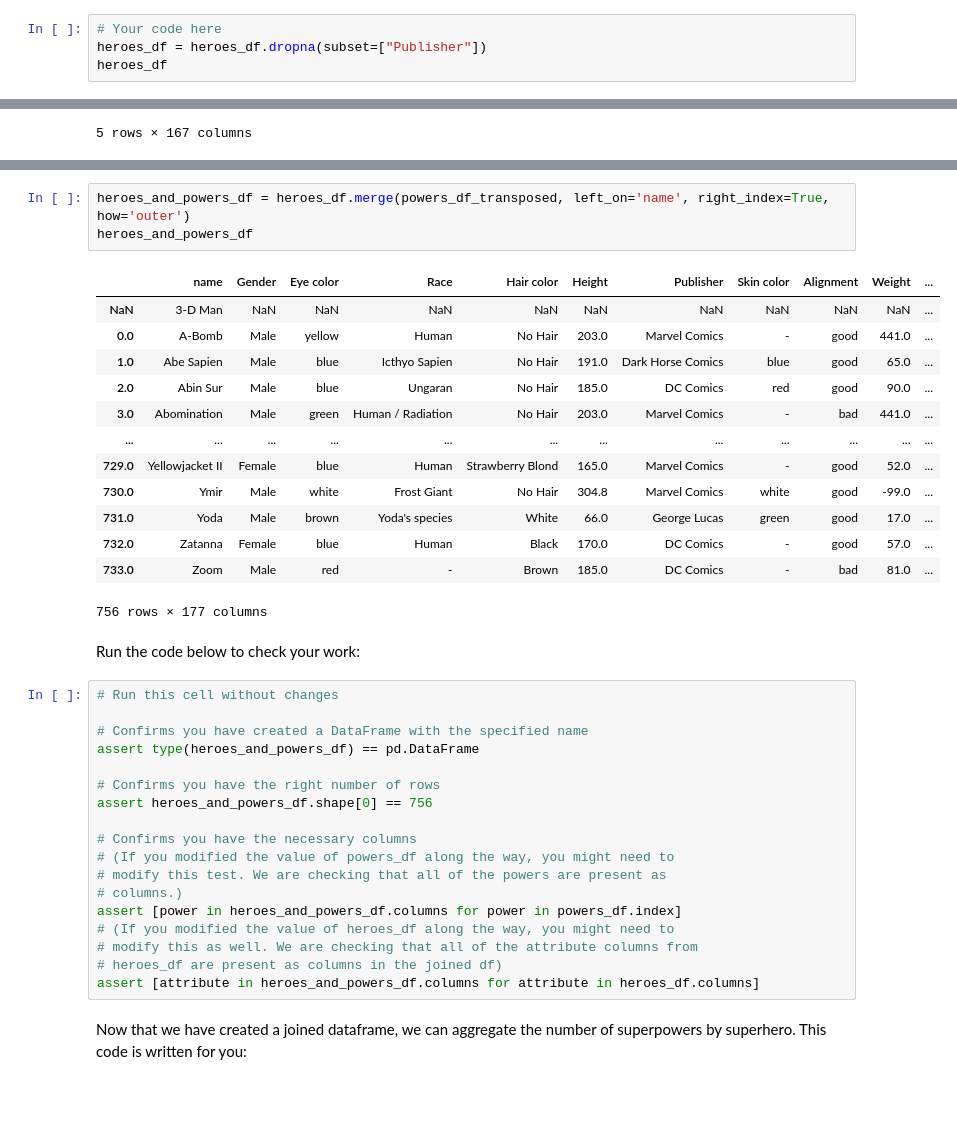
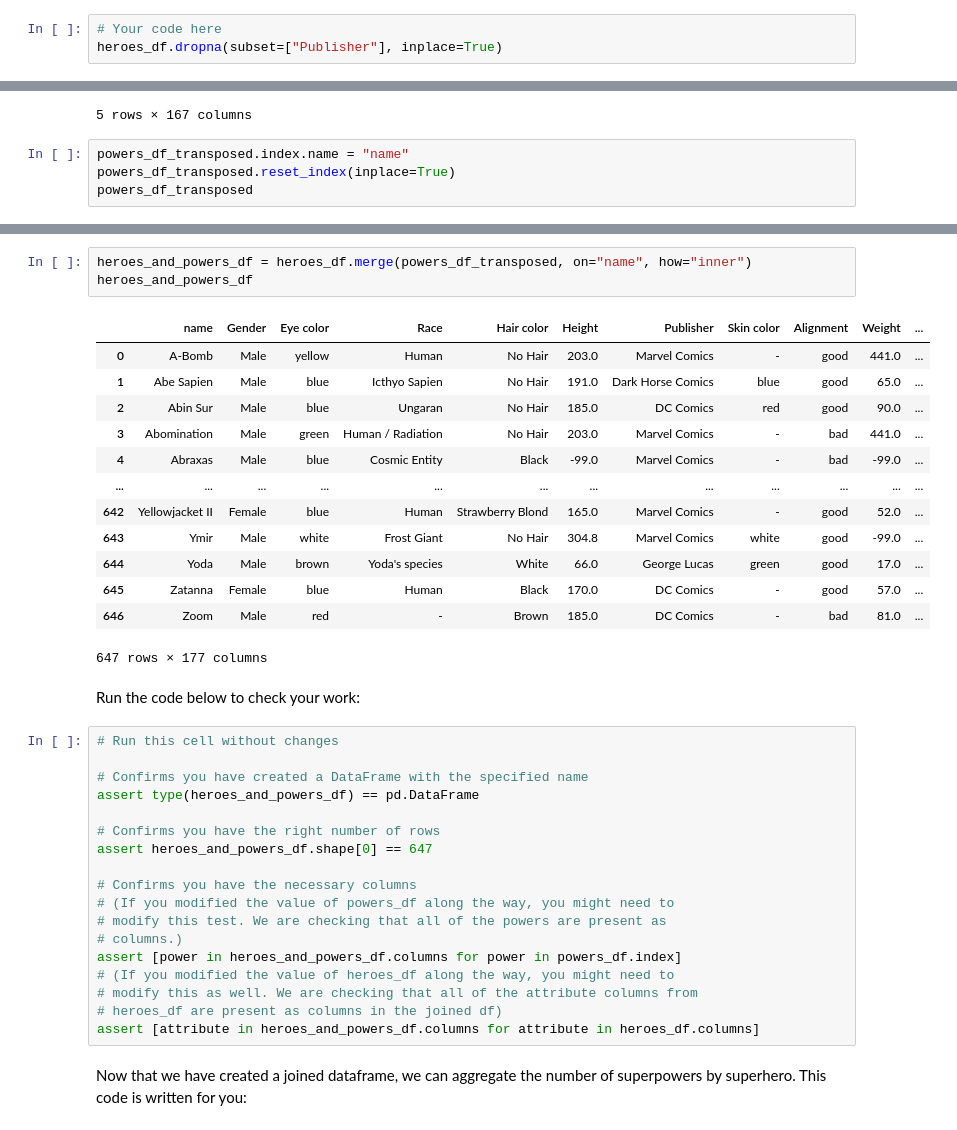
Before and after one commit to Edinah-O/dsc-pandas-data-cleaning-lab, a Jupyter notebook: index.ipynb, the cells around one changed output, grey strips where cells are left out. Cells and saved outputs as stored; diff of their text form; blank space fills up the shorter version.

```diff
--- a/index.ipynb
+++ b/index.ipynb
@@ -297,5 +290,4 @@ I can not fill in with the mode or mean. there is only 2% of missing values.
 Now, implement the strategy to drop rows with missing values using code. (You can also check the solution branch for the answer to the question above if you're really not sure.)
 # %%
 # Your code here
-heroes_df = heroes_df.dropna(subset=["Publisher"])
-heroes_df
+heroes_df.dropna(subset=["Publisher"], inplace=True)
@@ -489,3 +468,7 @@ powers_df_transposed.head()
 | Abin Sur | False | False | True | False | False | False | ... |
 | Abomination | False | True | False | False | False | False | ... |
 5 rows × 167 columns
+# %%
+powers_df_transposed.index.name = "name"
+powers_df_transposed.reset_index(inplace=True)
+powers_df_transposed
@@ -492,20 +489,20 @@ powers_df_transposed.head()
 # %%
-heroes_and_powers_df = heroes_df.merge(powers_df_transposed, left_on='name', right_index=True, how='outer')
+heroes_and_powers_df = heroes_df.merge(powers_df_transposed, on="name", how="inner")
 heroes_and_powers_df
 # %% [output]
 |  | name | Gender | Eye color | Race | Hair color | Height | Publisher | Skin color | Alignment | Weight | ... |
-| NaN | 3-D Man | NaN | NaN | NaN | NaN | NaN | NaN | NaN | NaN | NaN | ... |
-| 0.0 | A-Bomb | Male | yellow | Human | No Hair | 203.0 | Marvel Comics | - | good | 441.0 | ... |
-| 1.0 | Abe Sapien | Male | blue | Icthyo Sapien | No Hair | 191.0 | Dark Horse Comics | blue | good | 65.0 | ... |
-| 2.0 | Abin Sur | Male | blue | Ungaran | No Hair | 185.0 | DC Comics | red | good | 90.0 | ... |
-| 3.0 | Abomination | Male | green | Human / Radiation | No Hair | 203.0 | Marvel Comics | - | bad | 441.0 | ... |
+| 0 | A-Bomb | Male | yellow | Human | No Hair | 203.0 | Marvel Comics | - | good | 441.0 | ... |
+| 1 | Abe Sapien | Male | blue | Icthyo Sapien | No Hair | 191.0 | Dark Horse Comics | blue | good | 65.0 | ... |
+| 2 | Abin Sur | Male | blue | Ungaran | No Hair | 185.0 | DC Comics | red | good | 90.0 | ... |
+| 3 | Abomination | Male | green | Human / Radiation | No Hair | 203.0 | Marvel Comics | - | bad | 441.0 | ... |
+| 4 | Abraxas | Male | blue | Cosmic Entity | Black | -99.0 | Marvel Comics | - | bad | -99.0 | ... |
 | ... | ... | ... | ... | ... | ... | ... | ... | ... | ... | ... | ... |
-| 729.0 | Yellowjacket II | Female | blue | Human | Strawberry Blond | 165.0 | Marvel Comics | - | good | 52.0 | ... |
-| 730.0 | Ymir | Male | white | Frost Giant | No Hair | 304.8 | Marvel Comics | white | good | -99.0 | ... |
-| 731.0 | Yoda | Male | brown | Yoda's species | White | 66.0 | George Lucas | green | good | 17.0 | ... |
-| 732.0 | Zatanna | Female | blue | Human | Black | 170.0 | DC Comics | - | good | 57.0 | ... |
-| 733.0 | Zoom | Male | red | - | Brown | 185.0 | DC Comics | - | bad | 81.0 | ... |
+| 642 | Yellowjacket II | Female | blue | Human | Strawberry Blond | 165.0 | Marvel Comics | - | good | 52.0 | ... |
+| 643 | Ymir | Male | white | Frost Giant | No Hair | 304.8 | Marvel Comics | white | good | -99.0 | ... |
+| 644 | Yoda | Male | brown | Yoda's species | White | 66.0 | George Lucas | green | good | 17.0 | ... |
+| 645 | Zatanna | Female | blue | Human | Black | 170.0 | DC Comics | - | good | 57.0 | ... |
+| 646 | Zoom | Male | red | - | Brown | 185.0 | DC Comics | - | bad | 81.0 | ... |
-756 rows × 177 columns
+647 rows × 177 columns
 # %% [markdown]
 Run the code below to check your work:
 # %%
@@ -515,7 +512,7 @@ Run the code below to check your work:
 assert type(heroes_and_powers_df) == pd.DataFrame
 
 # Confirms you have the right number of rows
-assert heroes_and_powers_df.shape[0] == 756
+assert heroes_and_powers_df.shape[0] == 647
 
 # Confirms you have the necessary columns
 # (If you modified the value of powers_df along the way, you might need to
```
Also changed, not shown: parts of 21 cells of this notebook.
